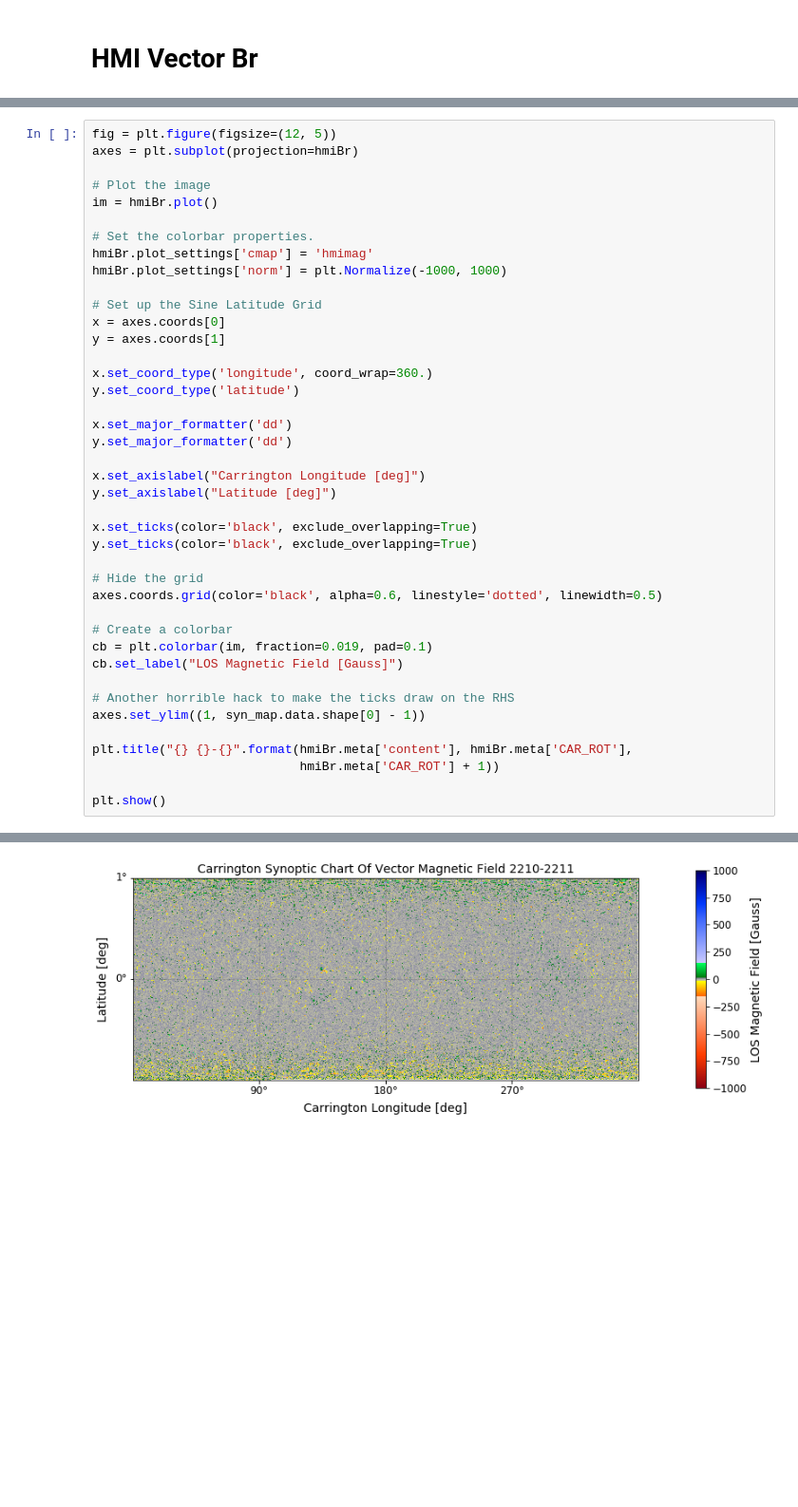
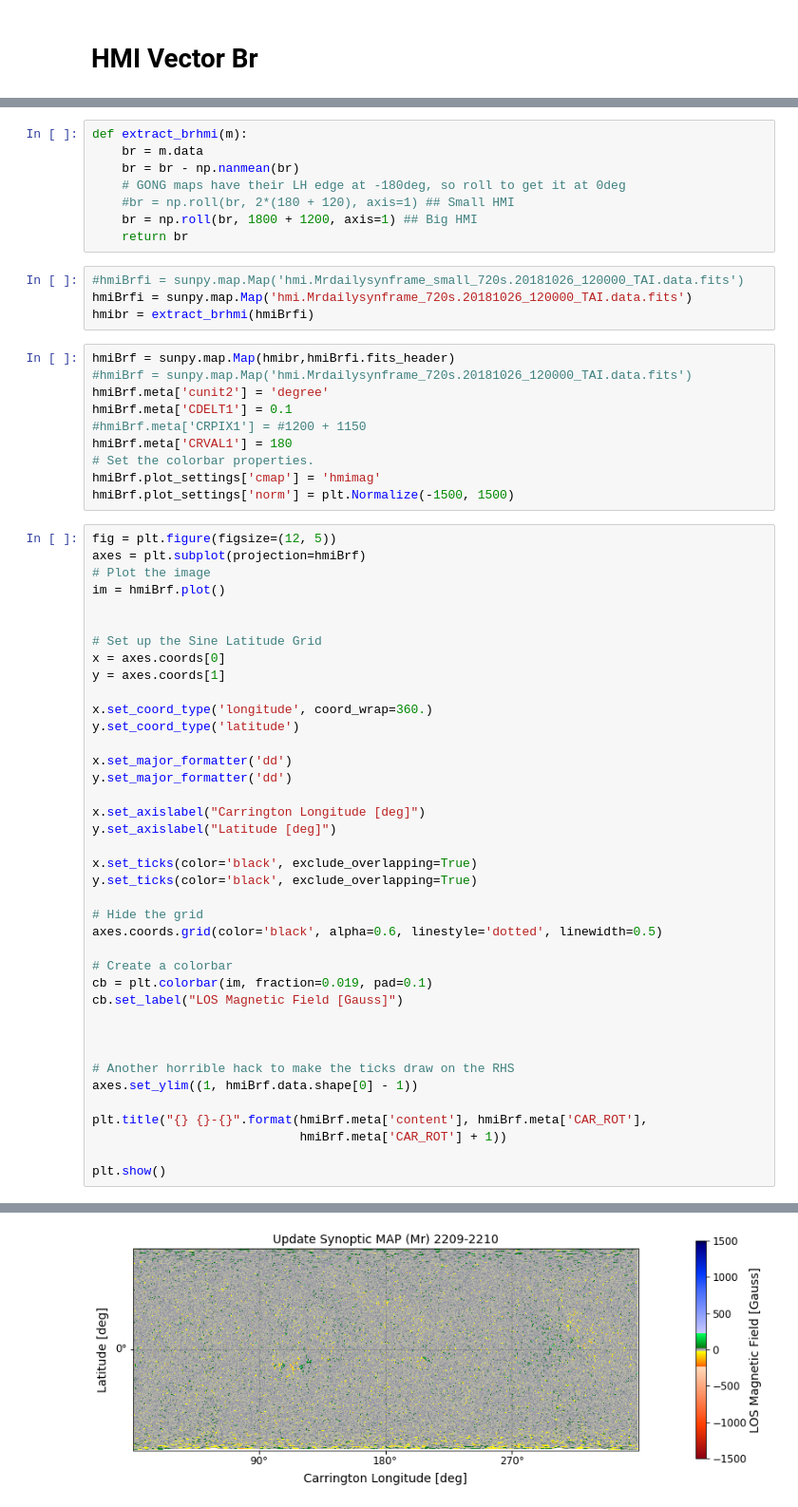
Before and after one commit to pymilo/publication-code, a Jupyter notebook: 2019-psp-connection/pfss_connection-Edited.ipynb, the cells around one changed output, grey strips where cells are left out. Shown at 95% size. Cells and saved outputs as stored; diff of their text form; blank space fills up the shorter version.

```diff
--- a/2019-psp-connection/pfss_connection-Edited.ipynb
+++ b/2019-psp-connection/pfss_connection-Edited.ipynb
@@ -373,44 +356,64 @@ hmiBr = sunpy.map.Map(hmiBrf[0].data,HhmiBr)
+# %%
+def extract_brhmi(m):
+    br = m.data
+    br = br - np.nanmean(br)
+    # GONG maps have their LH edge at -180deg, so roll to get it at 0deg
+    #br = np.roll(br, 2*(180 + 120), axis=1) ## Small HMI
+    br = np.roll(br, 1800 + 1200, axis=1) ## Big HMI
+    return br
+# %%
+#hmiBrfi = sunpy.map.Map('hmi.Mrdailysynframe_small_720s.20181026_120000_TAI.data.fits')
+hmiBrfi = sunpy.map.Map('hmi.Mrdailysynframe_720s.20181026_120000_TAI.data.fits')
+hmibr = extract_brhmi(hmiBrfi)
+# %%
+hmiBrf = sunpy.map.Map(hmibr,hmiBrfi.fits_header)
+#hmiBrf = sunpy.map.Map('hmi.Mrdailysynframe_720s.20181026_120000_TAI.data.fits')
+hmiBrf.meta['cunit2'] = 'degree'
+hmiBrf.meta['CDELT1'] = 0.1
+#hmiBrf.meta['CRPIX1'] = #1200 + 1150
+hmiBrf.meta['CRVAL1'] = 180
+# Set the colorbar properties.
+hmiBrf.plot_settings['cmap'] = 'hmimag'
+hmiBrf.plot_settings['norm'] = plt.Normalize(-1500, 1500)
 # %%
 fig = plt.figure(figsize=(12, 5))
-axes = plt.subplot(projection=hmiBr)
+axes = plt.subplot(projection=hmiBrf)
+# Plot the image
+im = hmiBrf.plot()
 
-# Plot the image
-im = hmiBr.plot()
-
-# Set the colorbar properties.
-hmiBr.plot_settings['cmap'] = 'hmimag'
-hmiBr.plot_settings['norm'] = plt.Normalize(-1000, 1000)
 
 # Set up the Sine Latitude Grid
 x = axes.coords[0]
 y = axes.coords[1]
 
 x.set_coord_type('longitude', coord_wrap=360.)
 y.set_coord_type('latitude')
 
 x.set_major_formatter('dd')
 y.set_major_formatter('dd')
 
 x.set_axislabel("Carrington Longitude [deg]")
 y.set_axislabel("Latitude [deg]")
 
 x.set_ticks(color='black', exclude_overlapping=True)
 y.set_ticks(color='black', exclude_overlapping=True)
 
 # Hide the grid
 axes.coords.grid(color='black', alpha=0.6, linestyle='dotted', linewidth=0.5)
 
 # Create a colorbar
 cb = plt.colorbar(im, fraction=0.019, pad=0.1)
 cb.set_label("LOS Magnetic Field [Gauss]")
 
+
+
 # Another horrible hack to make the ticks draw on the RHS
-axes.set_ylim((1, syn_map.data.shape[0] - 1))
+axes.set_ylim((1, hmiBrf.data.shape[0] - 1))
 
-plt.title("{} {}-{}".format(hmiBr.meta['content'], hmiBr.meta['CAR_ROT'],
-                            hmiBr.meta['CAR_ROT'] + 1))
+plt.title("{} {}-{}".format(hmiBrf.meta['content'], hmiBrf.meta['CAR_ROT'],
+                            hmiBrf.meta['CAR_ROT'] + 1))
 
 plt.show()
 # %% [output]
 WARNING: AstropyDeprecationWarning: exclude_overlapping= should be passed to set_ticklabel instead of set_ticks [astropy.visualization.wcsaxes.coordinate_helpers]
-[figure, old version]
+[figure, new version]
```
Also changed, not shown: parts of 11 cells of this notebook, 4 other files.
